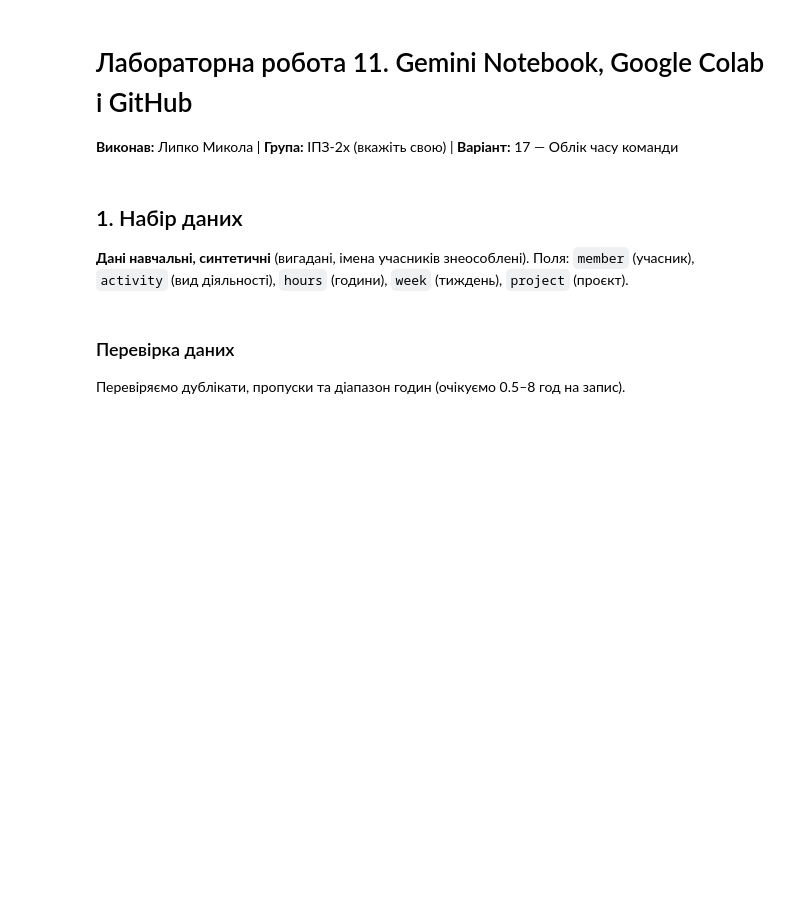
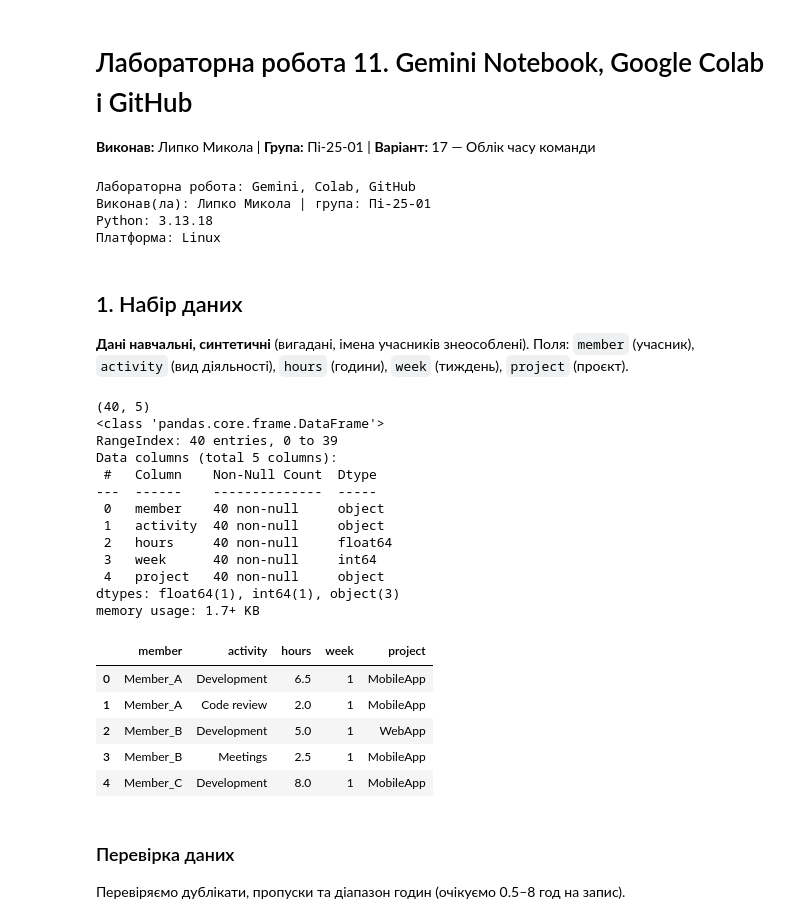
Before and after one commit to mykolalypko/cloud-lab-lypko, a Jupyter notebook: notebooks/lab_analysis.ipynb, the cells around one changed output. Cells and saved outputs as stored; diff of their text form; code cells hidden in the pictures; blank space fills up the shorter version.

```diff
--- a/notebooks/lab_analysis.ipynb
+++ b/notebooks/lab_analysis.ipynb
@@ -1,31 +3,56 @@
 # %% [markdown]
 # Лабораторна робота 11. Gemini Notebook, Google Colab і GitHub
-**Виконав:** Липко Микола | **Група:** ІПЗ-2x (вкажіть свою) | **Варіант:** 17 — Облік часу команди
+**Виконав:** Липко Микола | **Група:** Пі-25-01 | **Варіант:** 17 — Облік часу команди
 # %%
 import sys, platform
 student = "Липко Микола"
-group = "ІПЗ-2x"
+group = "Пі-25-01"
 print("Лабораторна робота: Gemini, Colab, GitHub")
 print("Виконав(ла):", student, "| група:", group)
 print("Python:", sys.version.split()[0])
 print("Платформа:", platform.system())
+# %% [output]
+Лабораторна робота: Gemini, Colab, GitHub
+Виконав(ла): Липко Микола | група: Пі-25-01
+Python: 3.13.18
+Платформа: Linux
 # %% [markdown]
 ## 1. Набір даних
 **Дані навчальні, синтетичні** (вигадані, імена учасників знеособлені). Поля: `member` (учасник), `activity` (вид діяльності), `hours` (години), `week` (тиждень), `project` (проєкт).
 # %%
 import pandas as pd
 import matplotlib.pyplot as plt
 
-url = ("https://raw.githubusercontent.com/<ваш-логін>/"
+url = ("https://raw.githubusercontent.com/mykolalypko/"
        "cloud-lab-lypko/main/data/time_log.csv")
 try:
     df = pd.read_csv(url)           # читання за raw URL з GitHub
 except Exception:
     df = pd.read_csv("time_log.csv")  # запасний варіант: файл, завантажений у панель файлів Colab
 
 print(df.shape)
 df.info()
 df.head()
+# %% [output]
+(40, 5)
+<class 'pandas.core.frame.DataFrame'>
+RangeIndex: 40 entries, 0 to 39
+Data columns (total 5 columns):
+ #   Column    Non-Null Count  Dtype
+---  ------    --------------  -----
+ 0   member    40 non-null     object
+ 1   activity  40 non-null     object
+ 2   hours     40 non-null     float64
+ 3   week      40 non-null     int64
+ 4   project   40 non-null     object
+dtypes: float64(1), int64(1), object(3)
+memory usage: 1.7+ KB
+|  | member | activity | hours | week | project |
+| 0 | Member_A | Development | 6.5 | 1 | MobileApp |
+| 1 | Member_A | Code review | 2.0 | 1 | MobileApp |
+| 2 | Member_B | Development | 5.0 | 1 | WebApp |
+| 3 | Member_B | Meetings | 2.5 | 1 | MobileApp |
+| 4 | Member_C | Development | 8.0 | 1 | MobileApp |
 # %% [markdown]
 ### Перевірка даних
 Перевіряємо дублікати, пропуски та діапазон годин (очікуємо 0.5–8 год на запис).
```
Also changed, not shown: parts of 9 cells of this notebook.
